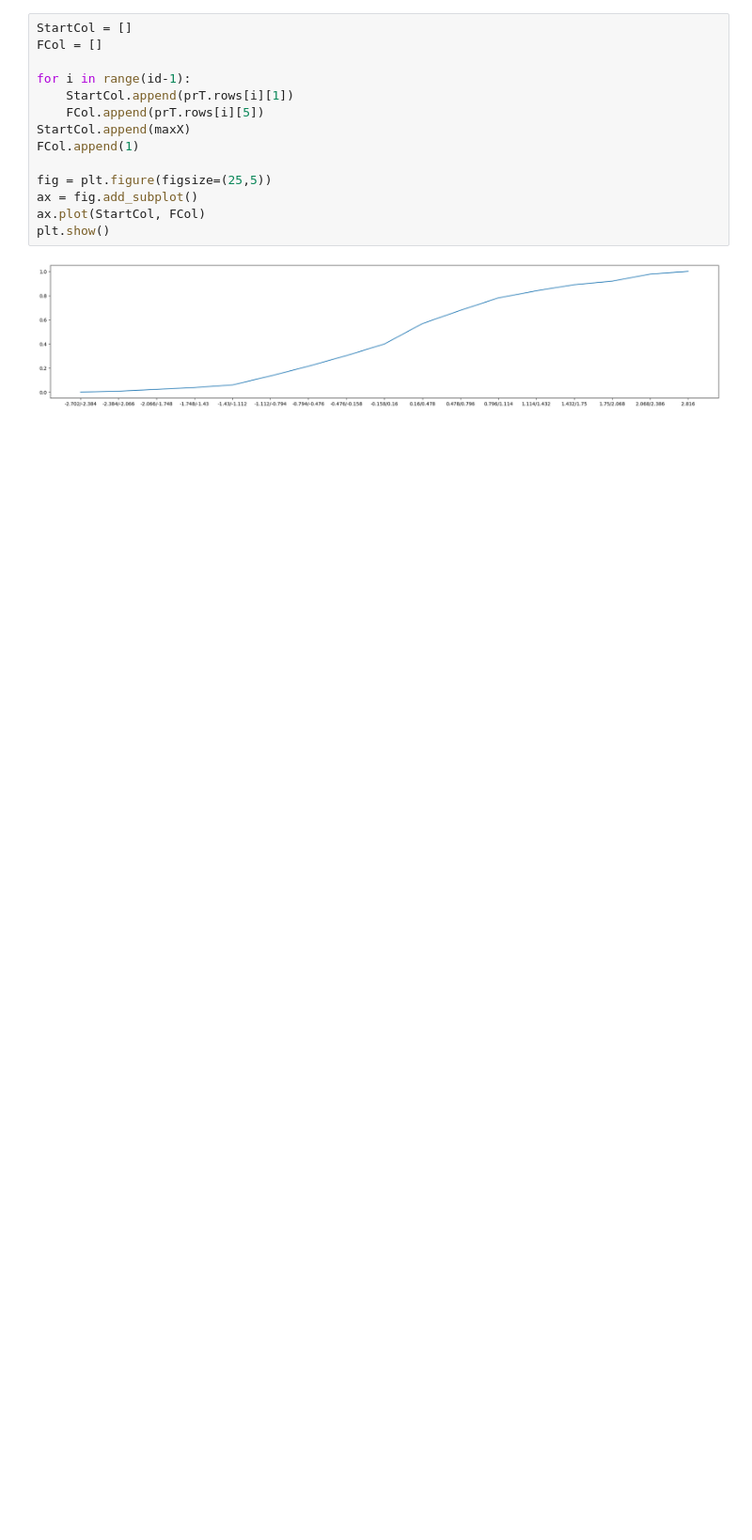
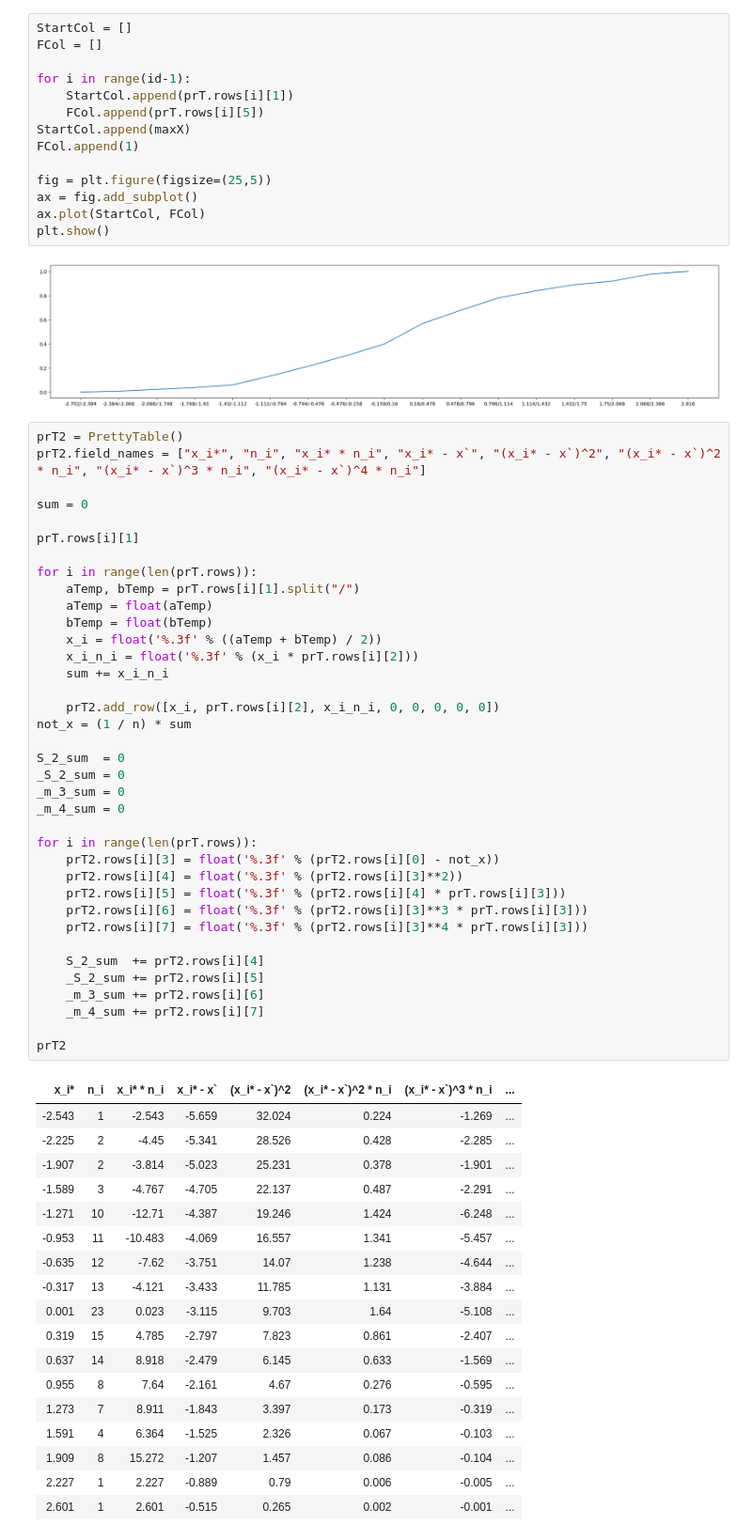
Before and after one commit to LezhninaYu/Polytech_tasks, a Jupyter notebook: LRFile_1.ipynb, the cells around one changed output. Shown: that part at 94% size. Drawn from its saved outputs; the diff is of its cells as text; blank space fills up the shorter version.

```diff
--- a/LRFile_1.ipynb
+++ b/LRFile_1.ipynb
@@ -109,3 +109,59 @@ ax.plot(StartCol, FCol)
 plt.show()
 # %% [output]
 [figure]
+# %%
+prT2 = PrettyTable()
+prT2.field_names = ["x_i*", "n_i", "x_i* * n_i", "x_i* - x`", "(x_i* - x`)^2", "(x_i* - x`)^2 * n_i", "(x_i* - x`)^3 * n_i", "(x_i* - x`)^4 * n_i"]
+
+sum = 0
+
+prT.rows[i][1]
+
+for i in range(len(prT.rows)):
+    aTemp, bTemp = prT.rows[i][1].split("/")
+    aTemp = float(aTemp)
+    bTemp = float(bTemp)
+    x_i = float('%.3f' % ((aTemp + bTemp) / 2))
+    x_i_n_i = float('%.3f' % (x_i * prT.rows[i][2]))
+    sum += x_i_n_i
+
+    prT2.add_row([x_i, prT.rows[i][2], x_i_n_i, 0, 0, 0, 0, 0])
+not_x = (1 / n) * sum
+
+S_2_sum  = 0
+_S_2_sum = 0
+_m_3_sum = 0
+_m_4_sum = 0
+
+for i in range(len(prT.rows)):
+    prT2.rows[i][3] = float('%.3f' % (prT2.rows[i][0] - not_x))
+    prT2.rows[i][4] = float('%.3f' % (prT2.rows[i][3]**2))
+    prT2.rows[i][5] = float('%.3f' % (prT2.rows[i][4] * prT.rows[i][3]))
+    prT2.rows[i][6] = float('%.3f' % (prT2.rows[i][3]**3 * prT.rows[i][3]))
+    prT2.rows[i][7] = float('%.3f' % (prT2.rows[i][3]**4 * prT.rows[i][3]))
+
+    S_2_sum  += prT2.rows[i][4]
+    _S_2_sum += prT2.rows[i][5]
+    _m_3_sum += prT2.rows[i][6]
+    _m_4_sum += prT2.rows[i][7]
+
+prT2
+# %% [output]
+| x_i* | n_i | x_i* * n_i | x_i* - x` | (x_i* - x`)^2 | (x_i* - x`)^2 * n_i | (x_i* - x`)^3 * n_i | ... |
+| -2.543 | 1 | -2.543 | -5.659 | 32.024 | 0.224 | -1.269 | ... |
+| -2.225 | 2 | -4.45 | -5.341 | 28.526 | 0.428 | -2.285 | ... |
+| -1.907 | 2 | -3.814 | -5.023 | 25.231 | 0.378 | -1.901 | ... |
+| -1.589 | 3 | -4.767 | -4.705 | 22.137 | 0.487 | -2.291 | ... |
+| -1.271 | 10 | -12.71 | -4.387 | 19.246 | 1.424 | -6.248 | ... |
+| -0.953 | 11 | -10.483 | -4.069 | 16.557 | 1.341 | -5.457 | ... |
+| -0.635 | 12 | -7.62 | -3.751 | 14.07 | 1.238 | -4.644 | ... |
+| -0.317 | 13 | -4.121 | -3.433 | 11.785 | 1.131 | -3.884 | ... |
+| 0.001 | 23 | 0.023 | -3.115 | 9.703 | 1.64 | -5.108 | ... |
+| 0.319 | 15 | 4.785 | -2.797 | 7.823 | 0.861 | -2.407 | ... |
+| 0.637 | 14 | 8.918 | -2.479 | 6.145 | 0.633 | -1.569 | ... |
+| 0.955 | 8 | 7.64 | -2.161 | 4.67 | 0.276 | -0.595 | ... |
+| 1.273 | 7 | 8.911 | -1.843 | 3.397 | 0.173 | -0.319 | ... |
+| 1.591 | 4 | 6.364 | -1.525 | 2.326 | 0.067 | -0.103 | ... |
+| 1.909 | 8 | 15.272 | -1.207 | 1.457 | 0.086 | -0.104 | ... |
+| 2.227 | 1 | 2.227 | -0.889 | 0.79 | 0.006 | -0.005 | ... |
+| 2.601 | 1 | 2.601 | -0.515 | 0.265 | 0.002 | -0.001 | ... |
```
Also changed, not shown: parts of 1 cell of this notebook.
